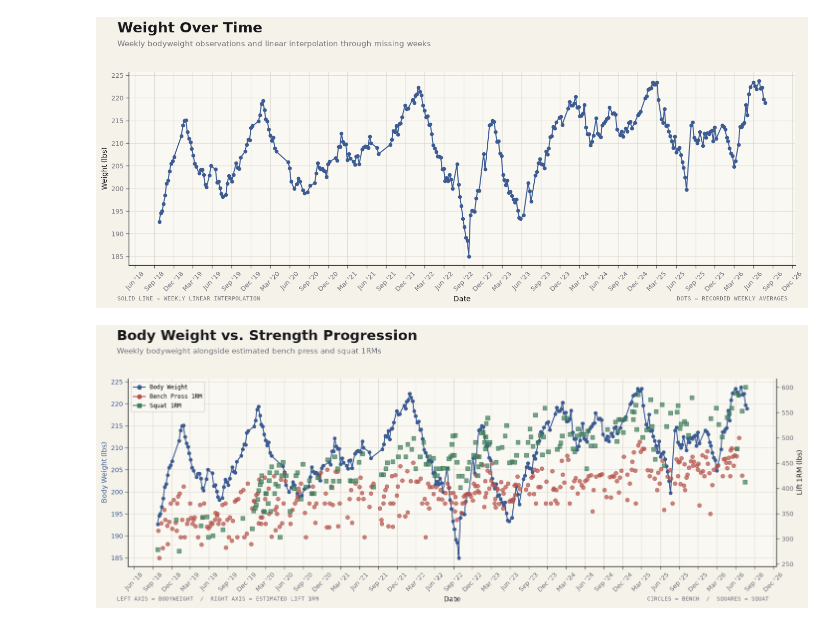
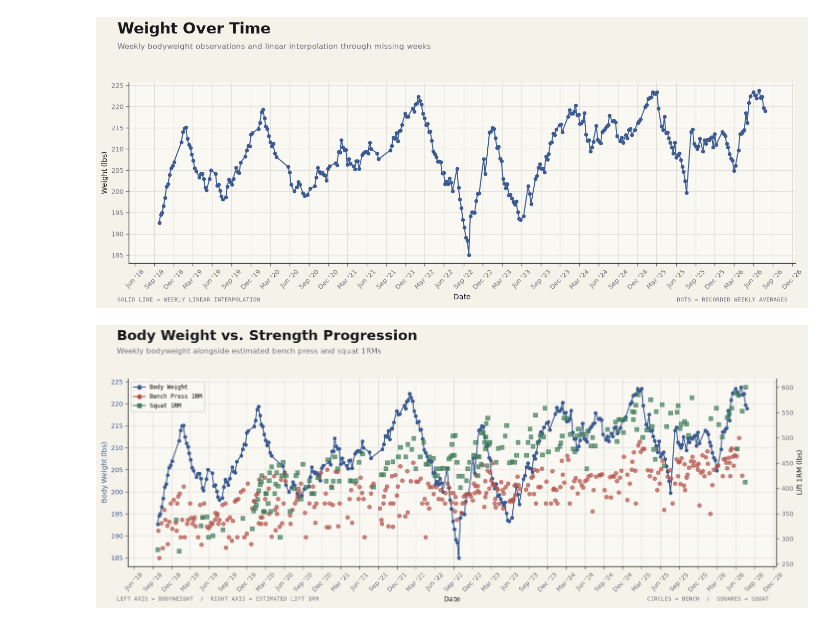
Before and after one commit to WeightliftingApp/WeightliftingApp-AnalyzeData, a Jupyter notebook: src/analyze_wilks.ipynb, the cells around one changed output. Cells and saved outputs as stored; diff of their text form; code cells hidden in the pictures.

```diff
--- a/src/analyze_wilks.ipynb
+++ b/src/analyze_wilks.ipynb
@@ -8,6 +8,7 @@ from chart_style import (
     CATEGORICAL_COLORS,
     NOTEBOOK_AXES,
     PALETTE,
+    ChartArchetype,
     add_footer,
     add_header,
     chart_canvas,
@@ -43,7 +44,7 @@ df_merged = pd.merge(df_complete, df_clean, on="Date", how="left")
 df_merged["Average_Interpolated"] = df_merged["Average"].interpolate(method="linear")
 
 # Create the plot
-frame = notebook_frame((15, 6))
+frame = notebook_frame((15, 6), archetype=ChartArchetype.HERO)
 bodyweight_color = CATEGORICAL_COLORS[0]
 with chart_canvas(frame) as (fig, ax):
     # Use the same color for both line and points
@@ -55,34 +56,34 @@ with chart_canvas(frame) as (fig, ax):
     )
     ax.scatter(
         df_clean["Date"],
         df_clean["Average"],
         s=20,
         color=bodyweight_color,
     )
     add_header(
         fig,
         frame,
         "Weight Over Time",
         "Weekly bodyweight observations and linear interpolation through missing weeks",
         (),
     )
     ax.set_xlabel("Date")
     ax.set_ylabel("Weight (lbs)")
     style_axes(ax, NOTEBOOK_AXES)
     # Format like "Sep '20", every 3 months.
     ax.xaxis.set_major_formatter(mdates.DateFormatter("%b '%y"))
     ax.xaxis.set_major_locator(mdates.MonthLocator(interval=3))
     ax.tick_params(axis="x", rotation=45)
     add_footer(
         fig,
         frame,
         "SOLID LINE = WEEKLY LINEAR INTERPOLATION",
         "DOTS = RECORDED WEEKLY AVERAGES",
         right_weight="normal",
     )
     plt.show()
 # %% [output]
-[figure, old version]
+[figure, new version]
 # %%
 # Import necessary libraries for the bench press data
 from schema import WLD
```
Also changed, not shown: parts of 4 cells of this notebook, 8 other files.
